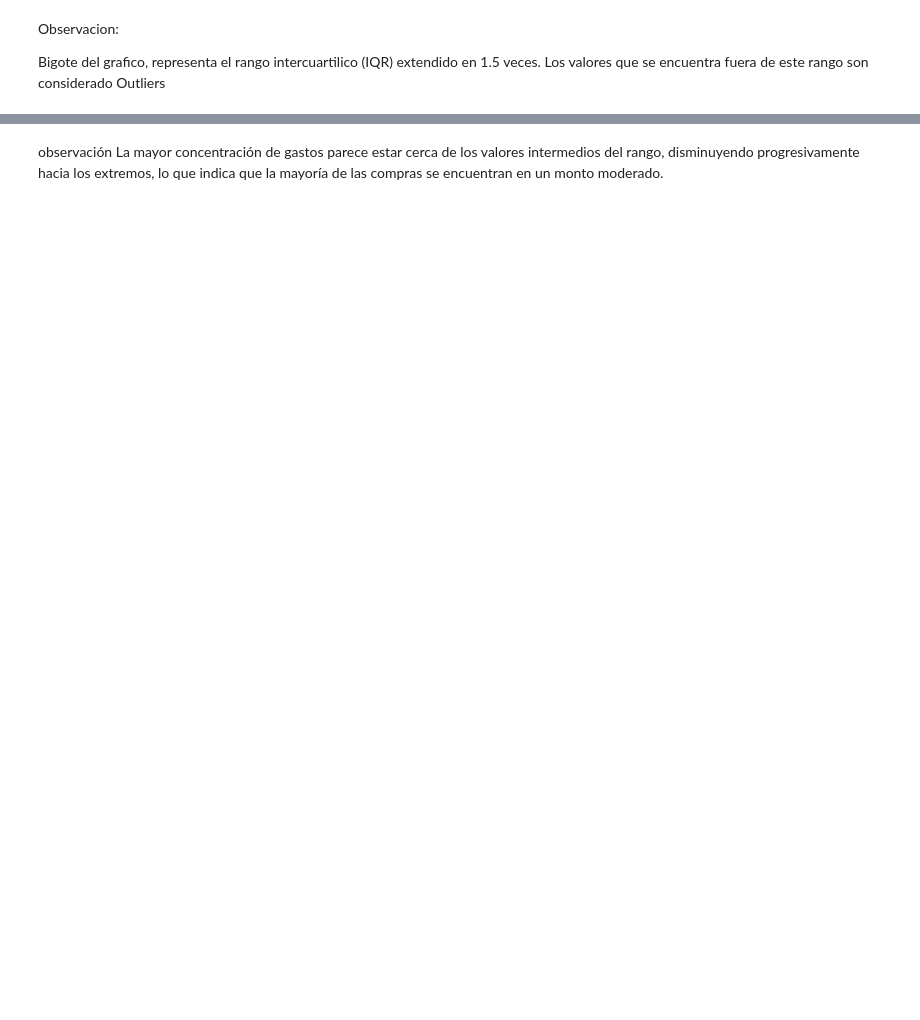
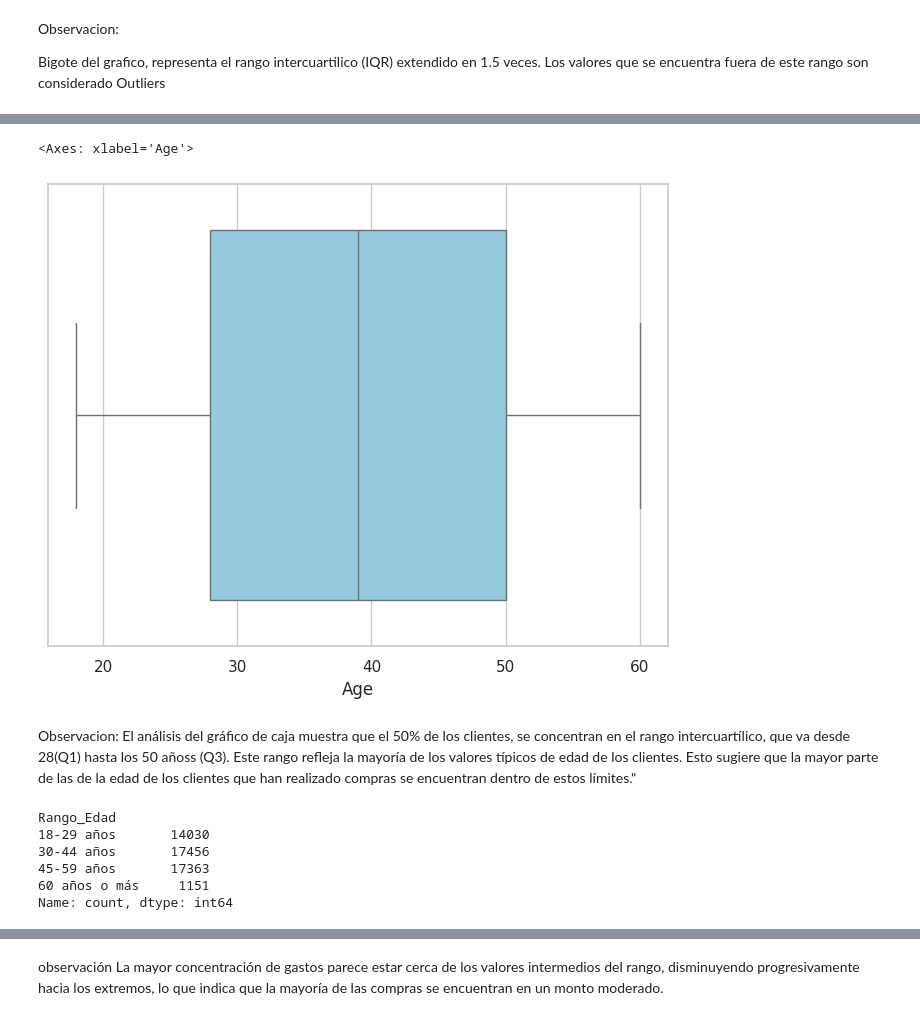
Before and after one commit to lulusi22/Portafolio, a Jupyter notebook: Comportamiento_del_cliente_Walmart_Parte_I_preparación_de_los_datos.ipynb, the cells around one changed output, grey strips where cells are left out. Saved outputs shown, nothing was run; the diff lists cells and outputs as text; code cells hidden in the pictures; blank space fills up the shorter version.

```diff
--- a/Comportamiento_del_cliente_Walmart_Parte_I_preparación_de_los_datos.ipynb
+++ b/Comportamiento_del_cliente_Walmart_Parte_I_preparación_de_los_datos.ipynb
@@ -398,0 +399,16 @@ print(f"Discount_Applied: {dato['Discount_Applied'].unique()}")
+# %%
+# Crear una Columna Rango_edad , para esto defino una función para clasificar las edades por rangos
+def clasificar_rango_edad(edad):
+    if edad < 18:
+        return 'Menor de edad'
+    elif 18 <= edad < 30:
+        return '18-29 años'
+    elif 30 <= edad < 45:
+        return '30-44 años'
+    elif 45 <= edad < 60:
+        return '45-59 años'
+    else:
+        return '60 años o más'
+# %%
+# Aplicar la función al dataset y crear una nueva columna
+dato['Rango_Edad'] = dato['Age'].apply(clasificar_rango_edad)
@@ -398,0 +427,21 @@ print(f"Discount_Applied: {dato['Discount_Applied'].unique()}")
+# %%
+# Crear una Columna Rango_gasto , para esto defino una función para clasificar las edades por rangos
+def clasificar_rango_gasto(gasto):
+   if gasto < 50:
+        return 'Menor de 50'
+   elif 50 <= gasto < 100:
+        return '50-100'
+   elif 100<= gasto <200:
+        return '100-200'
+   elif 200 <= gasto < 300:
+        return '200-300'
+   elif 300 <= gasto < 400:
+        return '300-400'
+   elif 400 <= gasto < 500:
+        return '400-500'
+   else:
+        return 'mas de 500'
+# %%
+# Aplicar la funcion en el dataset y crear la columna nueva
+dato['Rango_gasto']=dato['Purchase_Amount'].apply(clasificar_rango_gasto)
+dato[['Rango_gasto','Purchase_Amount']].head()
@@ -408 +482,21 @@ print(f"Edad promedio: {dato['Age'].mean():.2f}")
+# %%
+# Visualizamos un diagrama de Caja para la edad
+plt.figure(figsize=(8, 6))
+sns.boxplot(x=dato['Age'], color='skyblue')
+# %% [output]
+<Axes: xlabel='Age'>
+[figure, added]
+# %% [markdown]
+Observacion: El análisis del gráfico de caja muestra que el 50% de los clientes, se concentran en el rango intercuartílico, que va desde 28(Q1) hasta los 50 añoss (Q3). Este rango refleja la mayoría de los valores típicos de edad de los clientes. Esto sugiere que la mayor parte de las de la edad de los clientes que han realizado compras se encuentran dentro de estos límites."
+# %%
+#Ordenar los datos de la columna 'Rango_edad'de forma ascendente y contar el numero de casos
+frecuencia=dato['Rango_Edad'].value_counts().sort_index()
+print(frecuencia)
+# %% [output]
+Rango_Edad
+18-29 años       14030
+30-44 años       17456
+45-59 años       17363
+60 años o más     1151
+Name: count, dtype: int64
 # %%
```
Also changed, not shown: parts of 61 cells of this notebook.
